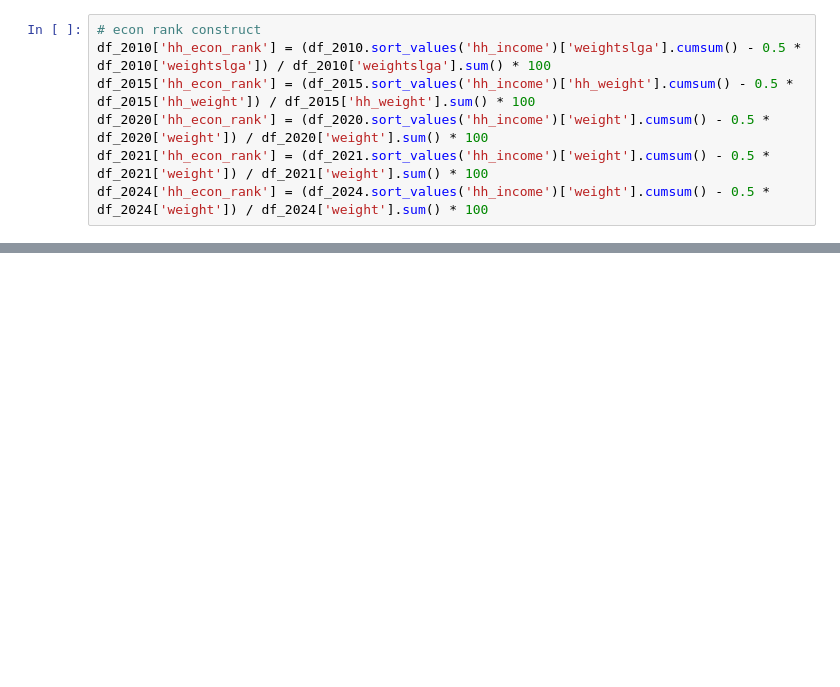
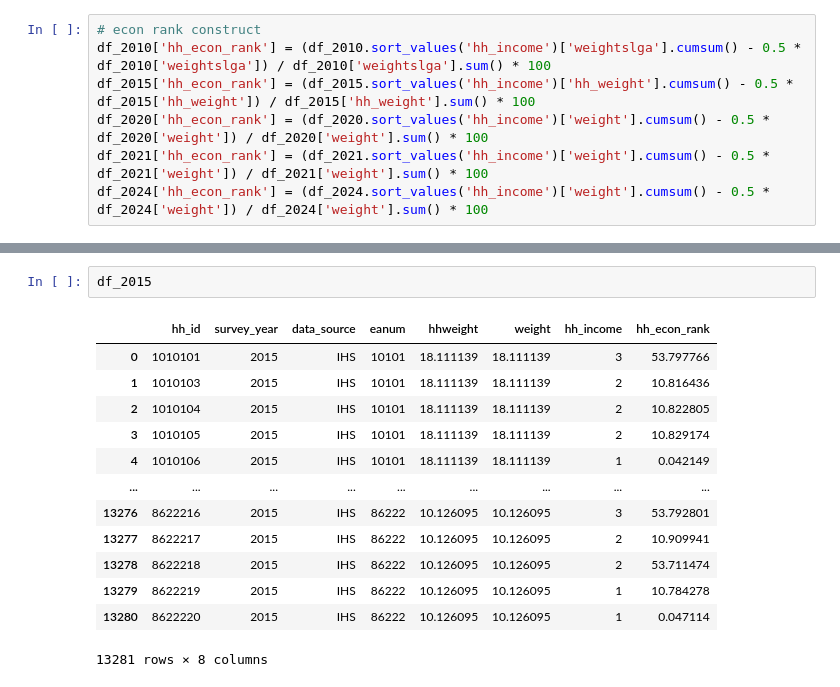
Before and after one commit to riley-wangdaiwei/GG, a Jupyter notebook: code/eventstudy_panel.ipynb, the cells around one changed output, grey strips where cells are left out. Saved outputs shown, nothing was run; the diff lists cells and outputs as text; blank space fills up the shorter version.

```diff
--- a/code/eventstudy_panel.ipynb
+++ b/code/eventstudy_panel.ipynb
@@ -93,0 +94,16 @@ df_2024['hh_econ_rank'] = (df_2024.sort_values('hh_income')['weight'].cumsum() -
+# %%
+df_2015
+# %% [output]
+|  | hh_id | survey_year | data_source | eanum | hhweight | weight | hh_income | hh_econ_rank |
+| 0 | 1010101 | 2015 | IHS | 10101 | 18.111139 | 18.111139 | 3 | 53.797766 |
+| 1 | 1010103 | 2015 | IHS | 10101 | 18.111139 | 18.111139 | 2 | 10.816436 |
+| 2 | 1010104 | 2015 | IHS | 10101 | 18.111139 | 18.111139 | 2 | 10.822805 |
+| 3 | 1010105 | 2015 | IHS | 10101 | 18.111139 | 18.111139 | 2 | 10.829174 |
+| 4 | 1010106 | 2015 | IHS | 10101 | 18.111139 | 18.111139 | 1 | 0.042149 |
+| ... | ... | ... | ... | ... | ... | ... | ... | ... |
+| 13276 | 8622216 | 2015 | IHS | 86222 | 10.126095 | 10.126095 | 3 | 53.792801 |
+| 13277 | 8622217 | 2015 | IHS | 86222 | 10.126095 | 10.126095 | 2 | 10.909941 |
+| 13278 | 8622218 | 2015 | IHS | 86222 | 10.126095 | 10.126095 | 2 | 53.711474 |
+| 13279 | 8622219 | 2015 | IHS | 86222 | 10.126095 | 10.126095 | 1 | 10.784278 |
+| 13280 | 8622220 | 2015 | IHS | 86222 | 10.126095 | 10.126095 | 1 | 0.047114 |
+13281 rows × 8 columns
```
Also changed, not shown: parts of 6 cells of this notebook.
